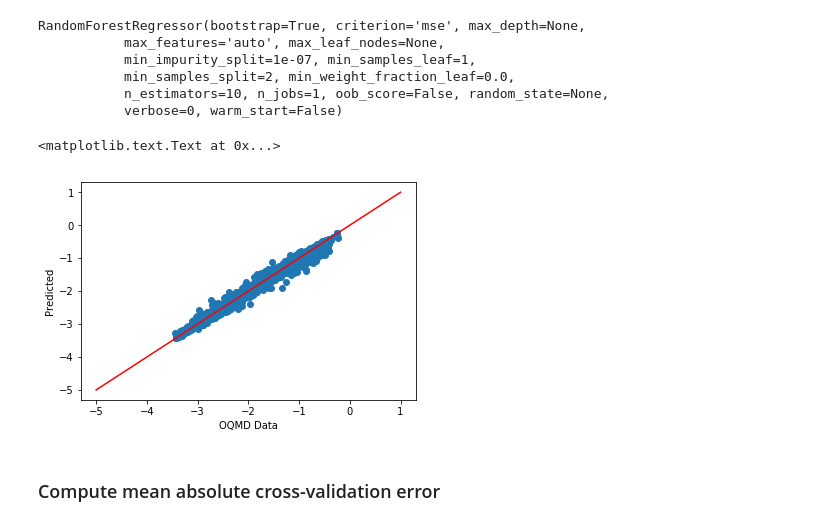
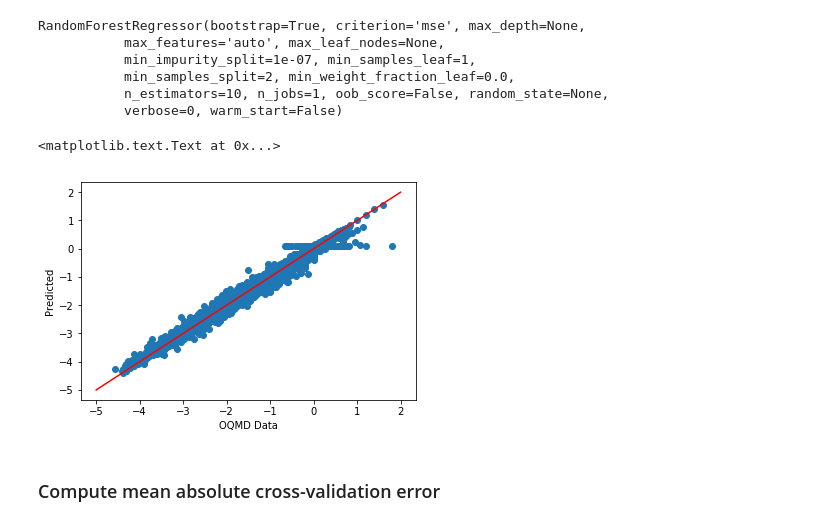
Before and after one commit to JFChen3/benchmark_tests, a Jupyter notebook: Meredig_replication.ipynb, the cells around one changed output. Drawn from its saved outputs; the diff is of its cells as text; code cells hidden in the pictures.

Commit message:
updated meredig notebook with actual training set

```diff
--- a/Meredig_replication.ipynb
+++ b/Meredig_replication.ipynb
@@ -20,6 +20,7 @@ from sklearn.model_selection import cross_val_score, KFold
 ## Load input files and generate descriptors
 The training set is a set of ~4500 compounds with data originally from the Inorganic Crystal Structures Database (ICSD).
 # %%
-training_set = pd.read_csv("datasets/meredig_dataset.csv", sep=" ")
+training_set = pd.read_csv("datasets/meredig_binary_hull.data", sep=" ")
+training_set = training_set.append(pd.read_csv("datasets/meredig_stable_ternary.data", sep=" "))
 training_set
 # %% [output]
@@ -76,9 +77,9 @@ Here, we compute composition based attributes as described in *Meredig 2014* usi
 def calc_attributes(training_set):
     not_attr = list(training_set) #Non-attribute columns
     training_set_updated = cp.ElementFractionAttribute().featurize_dataframe(training_set, col_id="comp_obj")
-    training_set_updated = cp.ElemPropertyAttribute(method=None, stats=["mean"], attributes=["AtomicWeight","Column","Row"], data_source=MagpieData()).featurize_dataframe(training_set_updated, col_id="comp_obj")
-    training_set_updated = cp.ElemPropertyAttribute(method=None, stats=["mean","range"], attributes=["Number","CovalentRadius","Electronegativity"], data_source=MagpieData()).featurize_dataframe(training_set_updated, col_id="comp_obj")
-    training_set_updated = cp.ValenceOrbitalAttribute(orbitals=["s","p","d","f"], props=["avg","frac"]).featurize_dataframe(training_set_updated, col_id="comp_obj")
+    training_set_updated = cp.ElemPropertyAttribute(method=None, stats=["mean"], attributes=["AtomicWeight","Column","Row"], data_source=MagpieData(), use_frac=True).featurize_dataframe(training_set_updated, col_id="comp_obj")
+    training_set_updated = cp.ElemPropertyAttribute(method=None, stats=["mean","range"], attributes=["Number","CovalentRadius","Electronegativity"], data_source=MagpieData(), use_frac=True).featurize_dataframe(training_set_updated, col_id="comp_obj")
+    training_set_updated = cp.ValenceOrbitalAttribute(orbitals=["s","p","d","f"], props=["avg","frac"], use_frac=True).featurize_dataframe(training_set_updated, col_id="comp_obj")
     all_cols = list(training_set_updated)
     attr_names = [col for col in all_cols if col not in not_attr]
     return training_set_updated, attr_names
@@ -117,7 +118,7 @@ training_set_use
 ### Predict formation energy range using a Random Forest Classifier
 # %%
 #Energy range data
-delta_e = np.array(training_set_use["current_knownFE"], dtype=float)
+delta_e = np.array(training_set_use["delta_e"], dtype=float)
 
 energy_range = np.zeros(np.shape(delta_e), dtype=str)
 for i in range(len(delta_e)):
@@ -158,12 +158,12 @@ RandomForestRegressor(bootstrap=True, criterion='mse', max_depth=None,
 prediction = rf_model.predict(training_set_use[attr_names])
 # %%
 plt.scatter(delta_e, prediction)
-plt.plot(range(-5,2), range(-5,2), 'r')
+plt.plot(range(-5,3), range(-5,3), 'r')
 plt.xlabel("OQMD Data")
 plt.ylabel("Predicted")
 # %% [output]
 <matplotlib.text.Text at 0x...>
-[figure, old version]
+[figure, new version]
 # %% [markdown]
 ### Compute mean absolute cross-validation error
 # %%
```
Also changed, not shown: parts of 11 cells of this notebook, 3 other files.
